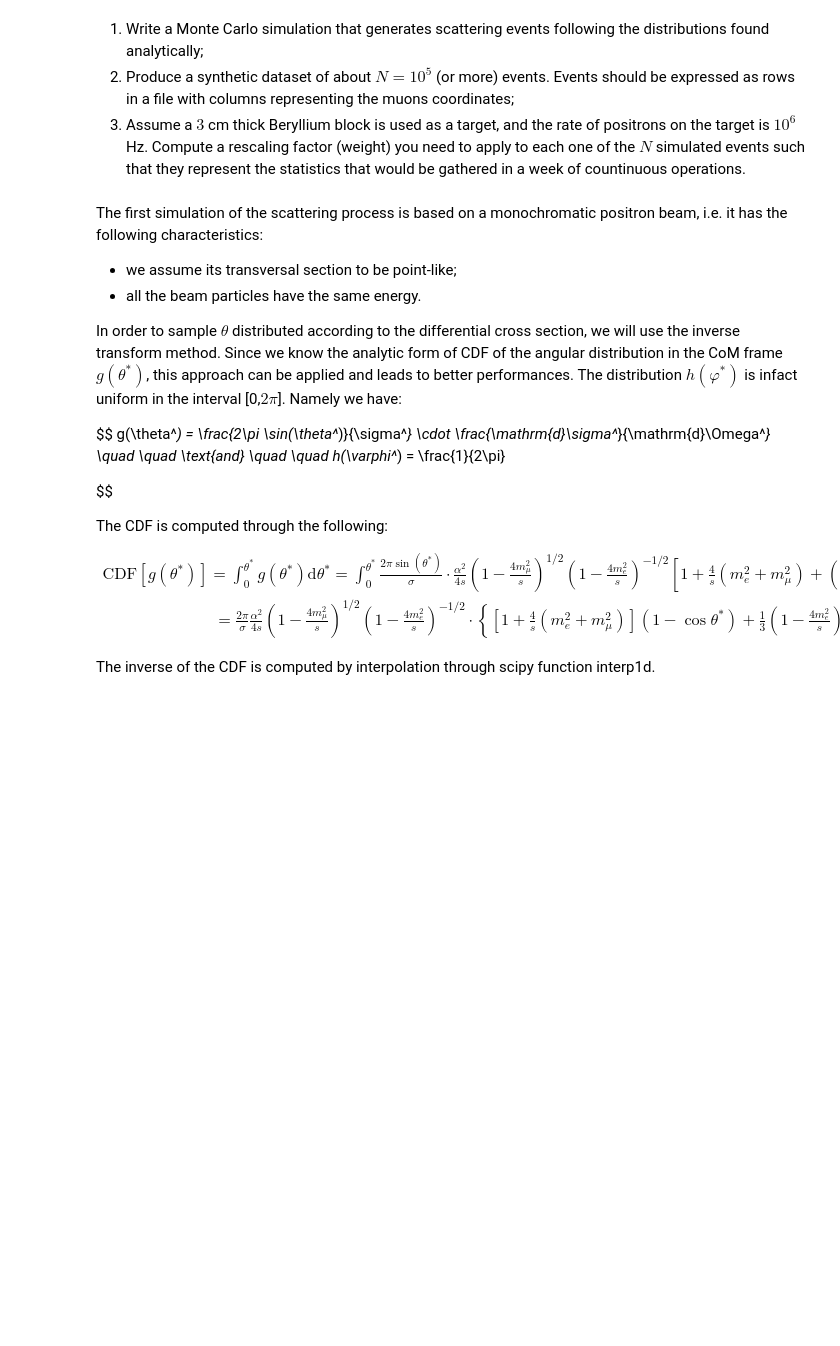
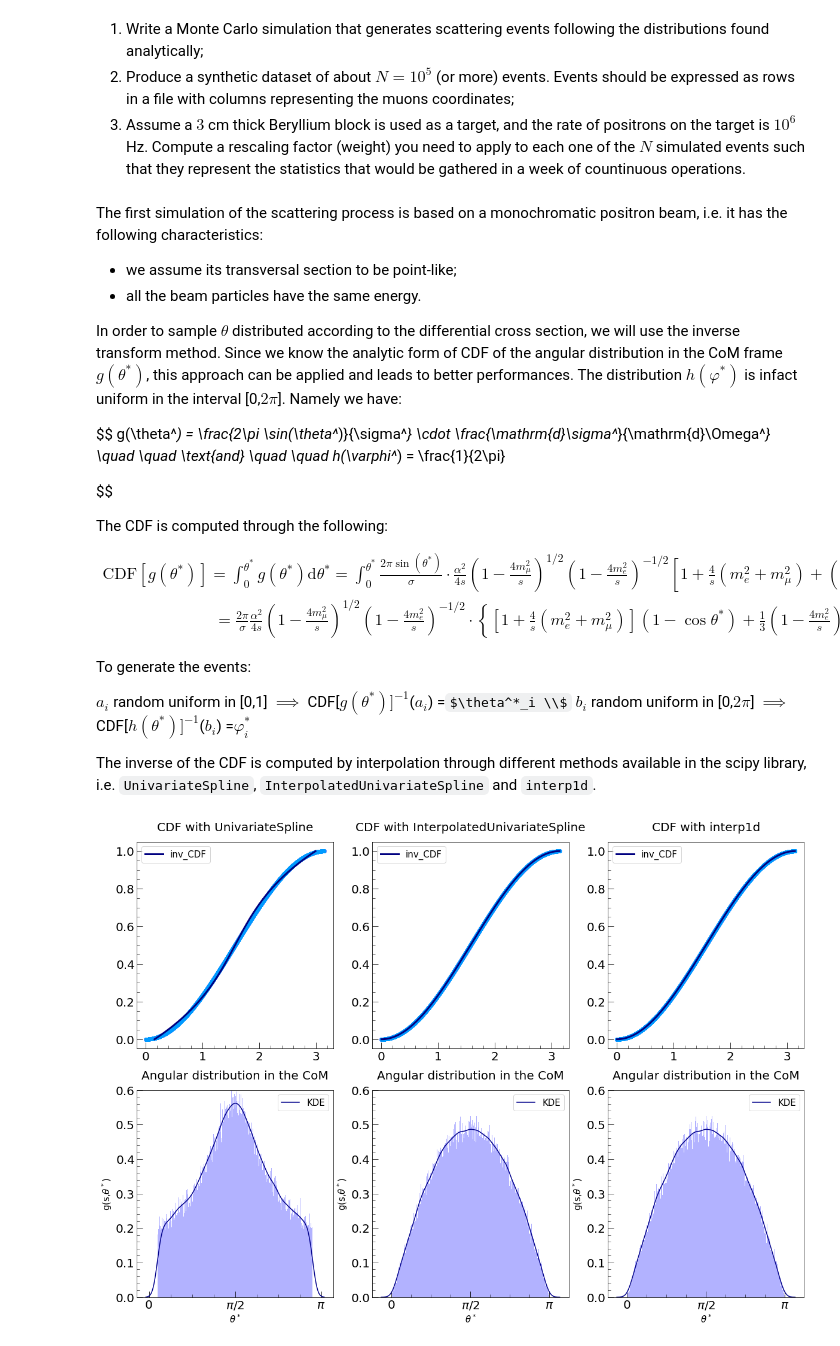
Before and after one commit to vanessacerrone/LEMMA_project, a Jupyter notebook: project.ipynb, the cells around one changed output. Saved outputs shown, nothing was run; the diff lists cells and outputs as text; code cells hidden in the pictures; some formulas as TeX source; blank space fills up the shorter version.

```diff
--- a/project.ipynb
+++ b/project.ipynb
@@ -13,6 +16,7 @@ from scipy.interpolate import interp1d
 ## Constants ##
 
 alpha  = 1 / (137.035999084) #  Fine-Structure constant
-m_muon = 105.6583755       # [MeV] Muon mass
-m_e    = 0.51099895        # [MeV] Electron mass
+mu = 105.6583755       # [MeV] Muon mass
+me    = 0.51099895        # [MeV] Electron mass
 sqr_s      = 225.          # [MeV] Invariant mass
+N =   10**5               # number of muons pair
@@ -39,5 +82,71 @@ The CDF is computed through the following:
     \cdot \left\{\left[1+ \frac{4}{s} (m_e^2 + m_\mu^2)\right] (1 - \cos\theta^*) + \frac{1}{3}\left(1-\frac{4 m_e^2}{s}\right)\left(1-\frac{4 m_\mu^2}{s}\right)(1 - \cos^3\theta^*)\right\} \tag{0.1}
 \end{align}
 
+To generate the events:
 
-The inverse of the CDF is computed by interpolation through scipy function interp1d.
+$a_i$ random uniform in [0,1] $\implies$ CDF[$g(\theta^*)]^{-1}$($a_i$) =$\theta^*_i \\$
+$b_i$ random uniform in [0,$2\pi$] $\implies$ CDF[$h(\theta^*)]^{-1}$($b_i$) =$\varphi^*_i $
+
+The inverse of the CDF is computed by interpolation through different methods available in the scipy library, i.e. ``UnivariateSpline``, ``InterpolatedUnivariateSpline`` and ``interp1d``.
+# %%
+def g_cdf(s, theta):
+    '''CDF for the theta* distribution'''
+
+    return (4 * (2 * me**2 + s) * (2 * mu**2 + s) - 3 * s * (4 * me**2 + 4 * mu**2 + s) * np.cos(theta) + (4 * me**2 - s) * (-4 * mu**2 + s) * np.power(np.cos(theta),3)) / \
+           (8 * (2 * me**2 + s) * (2 * mu**2 + s))
+# %%
+fig, ax = plt.subplots(2,3, figsize = (20,14))
+
+# Angles in the CoM frame on which we sample the inverse CDF
+theta_star = np.linspace(0, np.pi, N)
+
+s = sqr_s**2
+
+# three version of inverse CDF sampling
+inv_cdf1 = UnivariateSpline(g_cdf(s,theta_star),theta_star, ext=0)
+inv_cdf2 = InterpolatedUnivariateSpline(g_cdf(s,theta_star),theta_star, ext=0)
+inv_cdf3 = interp1d(g_cdf(s, theta_star), theta_star, fill_value='extrapolate') #'extrapolate' is needed for the points at z=0,1, which are 'very slightly' outside of the samples
+
+# Sample some angles
+num_samples = N
+unif_samples = np.random.uniform(size=num_samples)
+samples_sorted = np.sort(unif_samples)
+
+phis = np.random.uniform(0, 2 * np.pi, size=num_samples)
+
+#same plot on each ax of the points
+for i in range(3):
+    ax[0][i].plot(theta_star,g_cdf(s,theta_star),'o',markersize= 7,alpha = 0.005,color = '#009AFF')
+    ax[1][i].set_title('Angular distribution in the CoM', pad = 18, fontsize=20)
+    ax[1][i].set_ylim(0,0.6)
+    ax[1][i].set_xticks([0,np.pi/2,np.pi],['0','$\\pi/2$','$\\pi$'] )
+    ax[1][i].set_xlabel('$\\theta^*$',fontsize = 15)
+    ax[1][i].set_ylabel('g(s,$\\theta^*$)',fontsize = 15)
+
+
+### UnivariateSpline ###
+ax[0][0].set_title('CDF with UnivariateSpline', pad = 18, fontsize=20)
+ax[0][0].plot(inv_cdf1(samples_sorted),samples_sorted,color = 'navy',label = 'inv_CDF',linewidth = 3)
+sns.distplot(inv_cdf1(samples_sorted), ax = ax[1][0],kde = True, kde_kws  = {'label': 'KDE',  'color': 'darkblue'},hist_kws = { 'color': 'blue', 'alpha': 0.3,'linewidth': 1,  'histtype':'barstacked'}, bins = int(np.sqrt(N)))
+
+
+### InterpolatedUnivariateSpline ###
+ax[0][1].set_title('CDF with InterpolatedUnivariateSpline', pad = 18, fontsize=20)
+ax[0][1].plot(inv_cdf2(samples_sorted),samples_sorted,color = 'navy',label = 'inv_CDF',linewidth = 3)
+sns.distplot(inv_cdf2(samples_sorted), ax = ax[1][1],kde = True, kde_kws  = {'label': 'KDE',  'color': 'darkblue'},hist_kws = { 'color': 'blue', 'alpha': 0.3,'linewidth': 1,  'histtype':'barstacked'}, bins = int(np.sqrt(N)))
+
+### interp1d ###
+ax[0][2].set_title('CDF with interp1d', pad = 18, fontsize=20)
+ax[0][2].plot(inv_cdf3(samples_sorted),samples_sorted,color = 'navy',label = 'inv_CDF',linewidth = 3)
+sns.distplot(inv_cdf3(samples_sorted), ax = ax[1][2],kde = True, kde_kws  = {'label': 'KDE',  'color': 'darkblue'},hist_kws = { 'color': 'blue', 'alpha': 0.3,'linewidth': 1,  'histtype':'barstacked'},bins = int(np.sqrt(N)))
+
+for ax in fig.get_axes():
+    # plot settings
+    ax.tick_params(axis = 'both', which = 'major', direction = 'in', length = 10, labelsize = 20)
+    ax.tick_params(axis = 'both', which = 'minor', direction = 'in', length = 5)
+    ax.minorticks_on()
+    ax.legend(loc='best', fontsize=15)
+
+plt.show()
+# %% [output]
+[figure, added]
```
Also changed, not shown: parts of 6 cells of this notebook, 2 other files.
